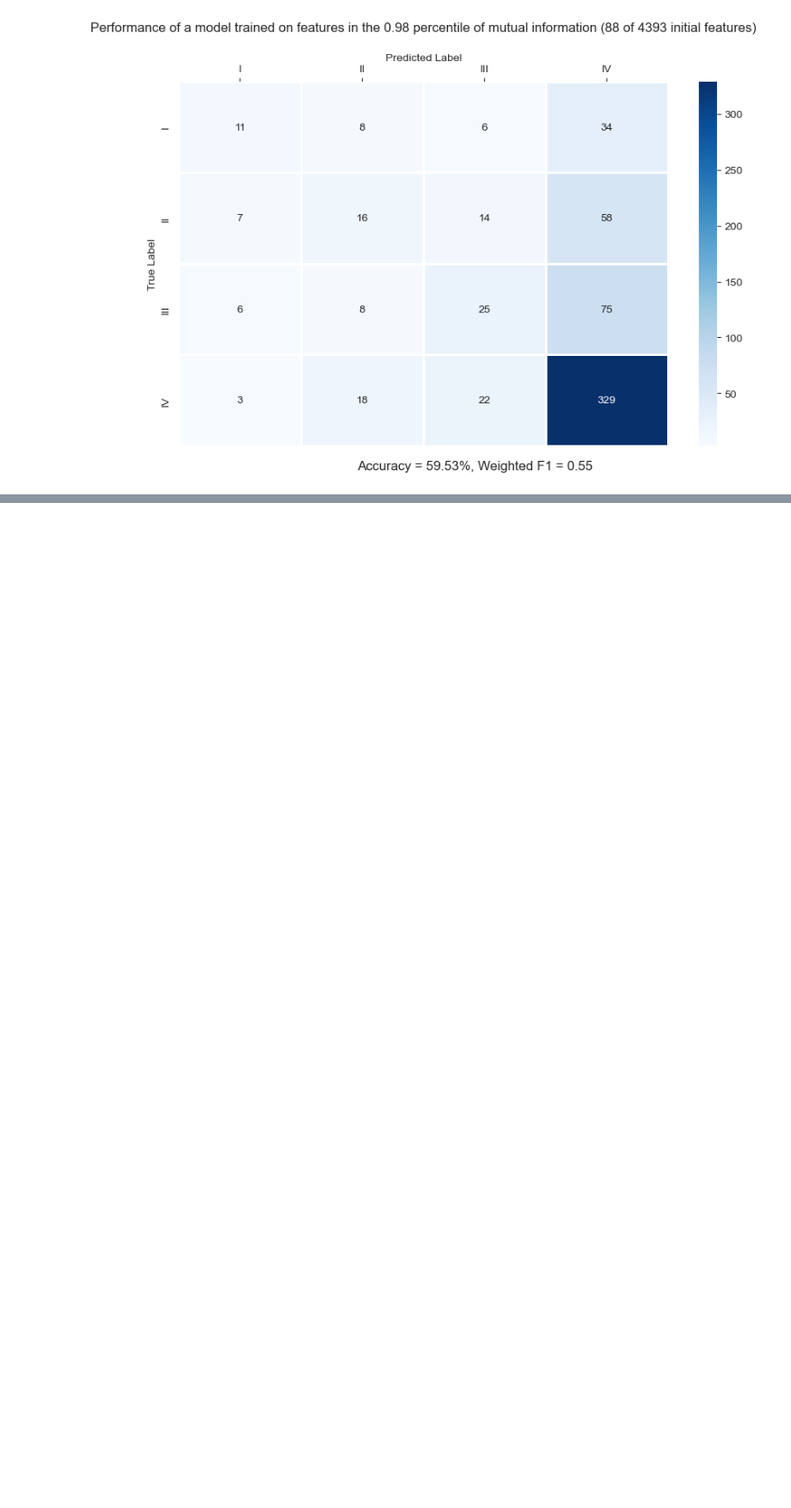
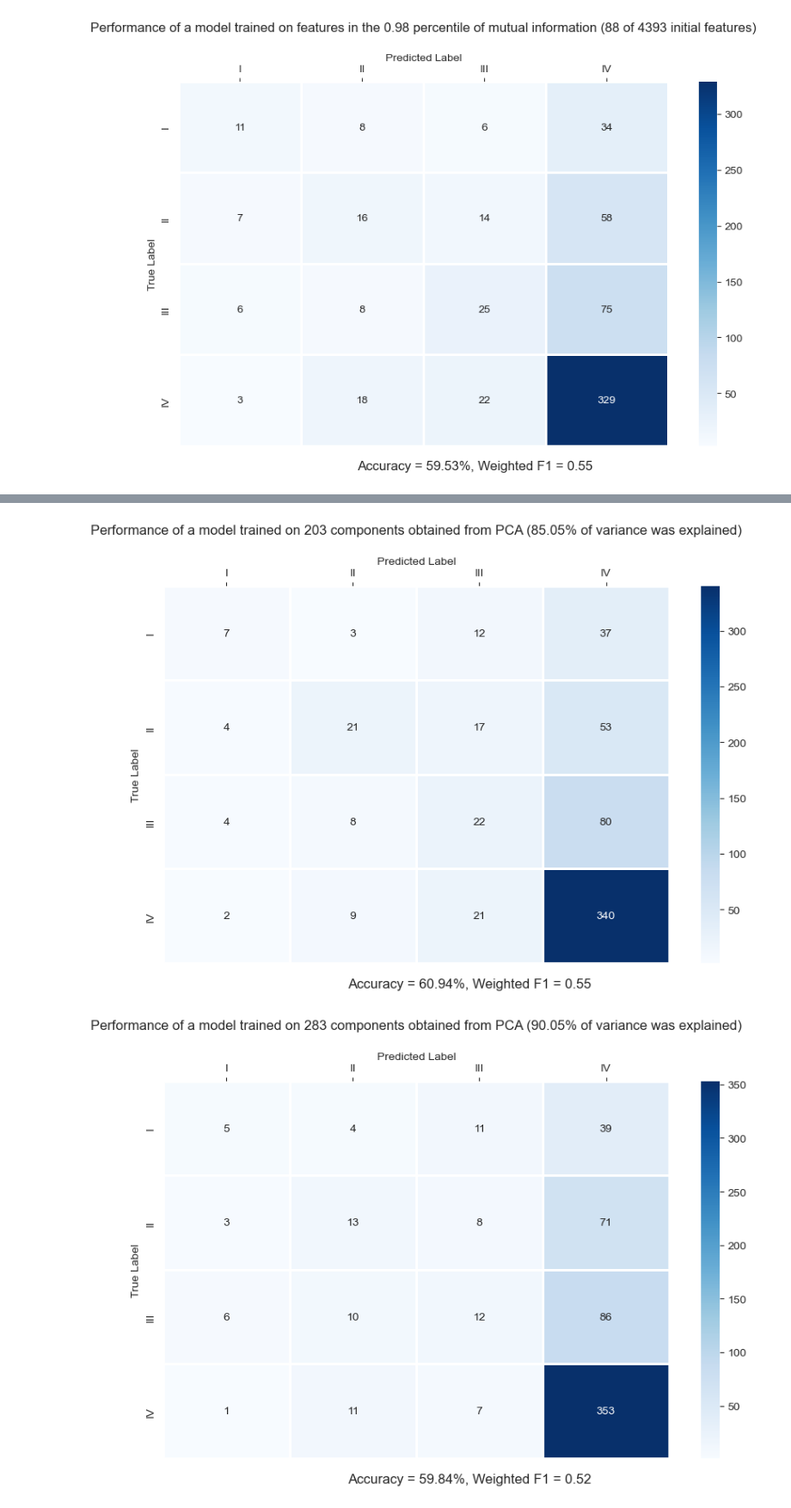
Before and after one commit to CyperStone/cancer-stage-prediction, a Jupyter notebook: notebooks/dimensionality_reduction.ipynb, the cells around one changed output, grey strips where cells are left out. Shown at 86% size. Drawn from its saved outputs; the diff is of its cells as text; code cells hidden in the pictures; blank space fills up the shorter version.

```diff
--- a/notebooks/features_selection.ipynb
+++ b/notebooks/dimensionality_reduction.ipynb
@@ -233,7 +234,7 @@ for percentile in percentiles:
     f1 = f1_score(y_true, y_pred.astype(int), average='weighted')
     cm = confusion_matrix(y_true, y_pred.astype(int))
 
-    title = f'Performance of a model trained on features in the {percentile/100:.2f} percentile of ANOVA scores ({len(features_idx[0])} of {len(X_train_fs.columns)} initial features)'
+    title = f'Performance of a model trained on features in the {percentile/100:.2f} percentile of ANOVA scores ({len(features_idx[0])} of {len(X_train_dr.columns)} initial features)'
     scores_subtitle = f'Accuracy = {accuracy*100:.2f}%, Weighted F1 = {f1:.2f}'
 
     plot_confusion_matrix(cm, labels, title, scores_subtitle)
@@ -248,10 +249,10 @@ for percentile in percentiles:
 
 Preselection of features based on mutual information scores with different percentile thresholds. For each threshold, an XGBoost model is trained, fine-tuned, and cross-validated on the subset of initial columns.
 # %%
-mi_scores = mutual_info_classif(X_train_fs_scaled, y_train_fs, n_neighbors=3)
+mi_scores = mutual_info_classif(X_train_dr_scaled, y_train_dr, n_neighbors=3)
 
 results_mi = pd.DataFrame(data={
-    'feature': X_train_fs_scaled.columns,
+    'feature': X_train_dr_scaled.columns,
     'mi_score': mi_scores
 })
 
@@ -317,7 +318,7 @@ for percentile in percentiles:
     f1 = f1_score(y_true, y_pred.astype(int), average='weighted')
     cm = confusion_matrix(y_true, y_pred.astype(int))
 
-    title = f'Performance of a model trained on features in the {percentile/100:.2f} percentile of mutual information ({len(features_idx[0])} of {len(X_train_fs.columns)} initial features)'
+    title = f'Performance of a model trained on features in the {percentile/100:.2f} percentile of mutual information ({len(features_idx[0])} of {len(X_train_dr.columns)} initial features)'
     scores_subtitle = f'Accuracy = {accuracy*100:.2f}%, Weighted F1 = {f1:.2f}'
 
     plot_confusion_matrix(cm, labels, title, scores_subtitle)
@@ -329,0 +335,51 @@ for percentile in percentiles:
+# %%
+explained_variance_thresholds = [0.85, 0.9, 0.94, 0.97, 0.99]
+
+xgb_config = {
+    'objective': 'multi:softmax',
+    'random_state': random_state,
+    'num_class': 4,
+}
+
+scoring_func = partial(f1_score, average='weighted')
+# %%
+for explained_variance in explained_variance_thresholds:
+    pca = PCA(n_components=explained_variance, random_state=random_state)
+    X_train_reducted = pca.fit_transform(X_train_dr_scaled)
+    X_train_reducted = pd.DataFrame(X_train_reducted)
+    X_train_reducted['Stage'] = X_train['Stage'].values
+
+    objective_func = partial(
+        objective,
+        X_train=X_train_reducted,
+        stratification_groups=stratification_groups,
+        xgb_config=xgb_config,
+        scoring=scoring_func
+    )
+    study = optuna.create_study(direction='maximize')
+    study.optimize(objective_func, n_trials=50)
+
+    best_params = {**study.best_params, **xgb_config}
+    best_xgb = XGBClassifier(**best_params)
+
+    y_pred = stratified_cross_val_predict(
+        estimator=best_xgb,
+        df=X_train_reducted,
+        stratification_groups=stratification_groups,
+        label_col='Stage',
+        n_splits=5
+    )
+    y_true = list(X_train_reducted['Stage'].values)
+    labels = list(labels_encoding.keys())
+
+    accuracy = accuracy_score(y_true, y_pred.astype(int))
+    f1 = f1_score(y_true, y_pred.astype(int), average='weighted')
+    cm = confusion_matrix(y_true, y_pred.astype(int))
+
+    title = f'Performance of a model trained on {pca.n_components_} components obtained from PCA ({pca.explained_variance_ratio_.sum()*100:.2f}% of variance was explained)'
+    scores_subtitle = f'Accuracy = {accuracy*100:.2f}%, Weighted F1 = {f1:.2f}'
+
+    plot_confusion_matrix(cm, labels, title, scores_subtitle)
+# %% [output]
+[figure, added]
+[figure, added]
```
Also changed, not shown: parts of 9 cells of this notebook.
